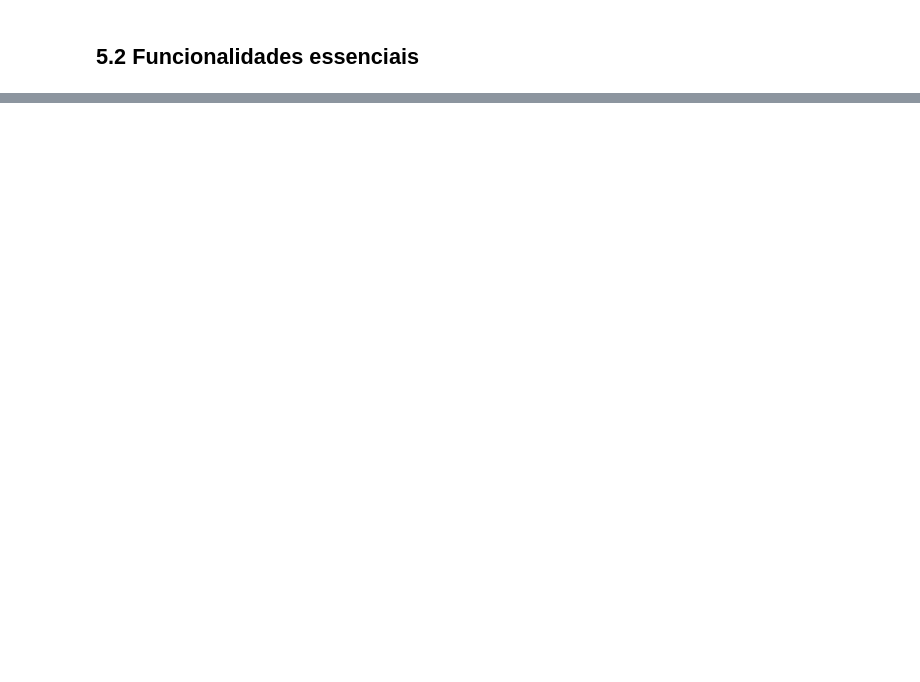
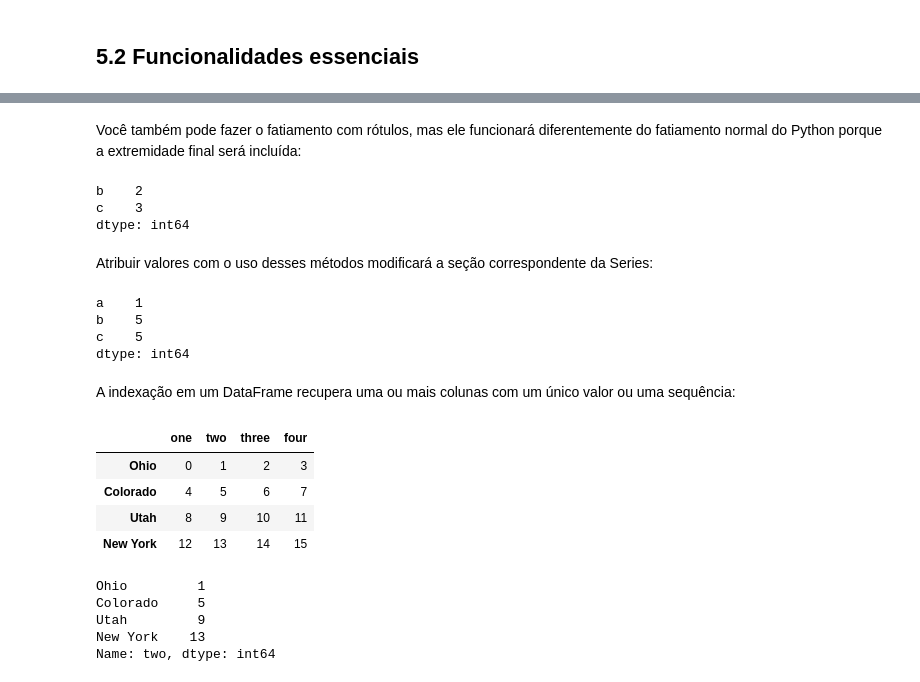
Before and after one commit to isaiassousa032/python-para-analise-de-dados-livro, a Jupyter notebook: Capitulo 5.ipynb, the cells around one changed output, grey strips where cells are left out. Saved outputs shown, nothing was run; the diff lists cells and outputs as text; code cells hidden in the pictures; blank space fills up the shorter version.

```diff
--- a/Capitulo 5.ipynb
+++ b/Capitulo 5.ipynb
@@ -556,0 +828,39 @@ Index(['foo', 'foo', 'bar', 'bar'], dtype='object')
+# %% [markdown]
+Você também pode fazer o fatiamento com rótulos, mas ele funcionará diferentemente do fatiamento normal do Python porque a extremidade final será incluída:
+# %%
+obj2.loc["b":"c"]
+# %% [output]
+b    2
+c    3
+dtype: int64
+# %% [markdown]
+Atribuir valores com o uso desses métodos modificará a seção correspondente da Series:
+# %%
+obj2.loc["b":"c"] = 5
+obj2
+# %% [output]
+a    1
+b    5
+c    5
+dtype: int64
+# %% [markdown]
+A indexação em um DataFrame recupera uma ou mais colunas com um único valor ou uma sequência:
+# %%
+data = pd.DataFrame(np.arange(16).reshape((4,4)),
+                    index=["Ohio","Colorado","Utah","New York"],
+                    columns=["one","two","three","four"])
+data
+# %% [output]
+|  | one | two | three | four |
+| Ohio | 0 | 1 | 2 | 3 |
+| Colorado | 4 | 5 | 6 | 7 |
+| Utah | 8 | 9 | 10 | 11 |
+| New York | 12 | 13 | 14 | 15 |
+# %%
+data["two"]
+# %% [output]
+Ohio         1
+Colorado     5
+Utah         9
+New York    13
+Name: two, dtype: int64
```
Also changed, not shown: parts of 58 cells of this notebook.
